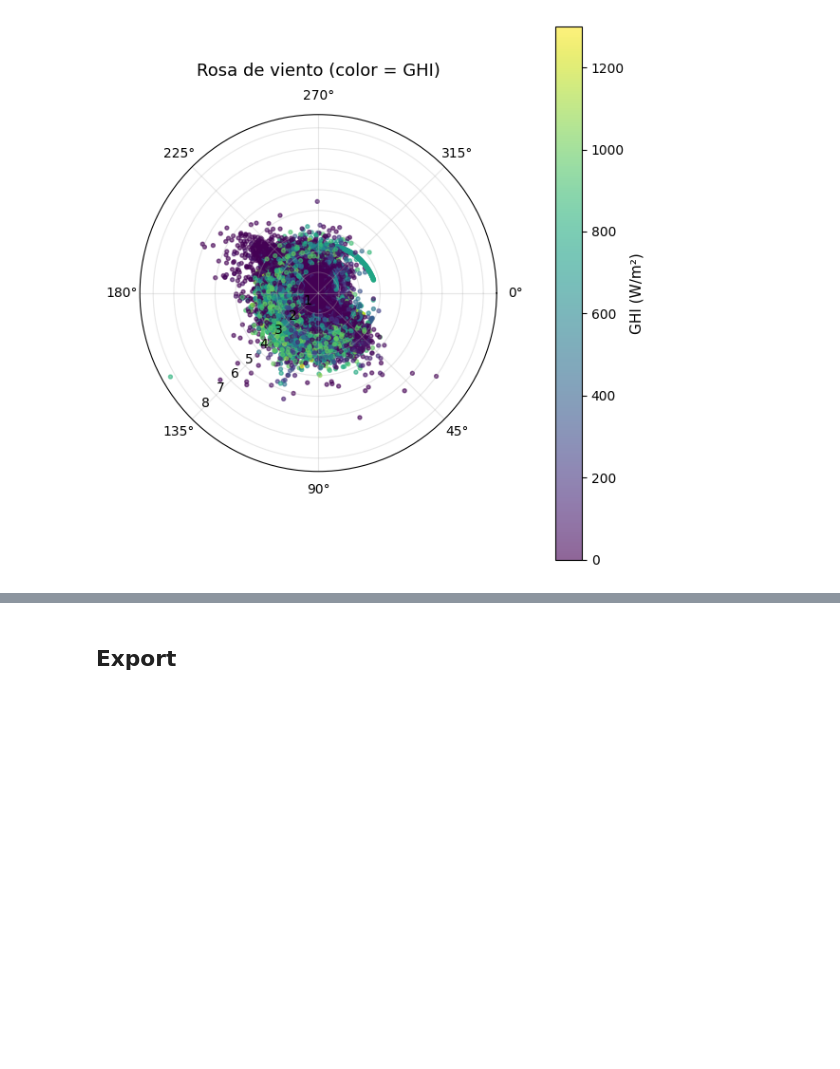
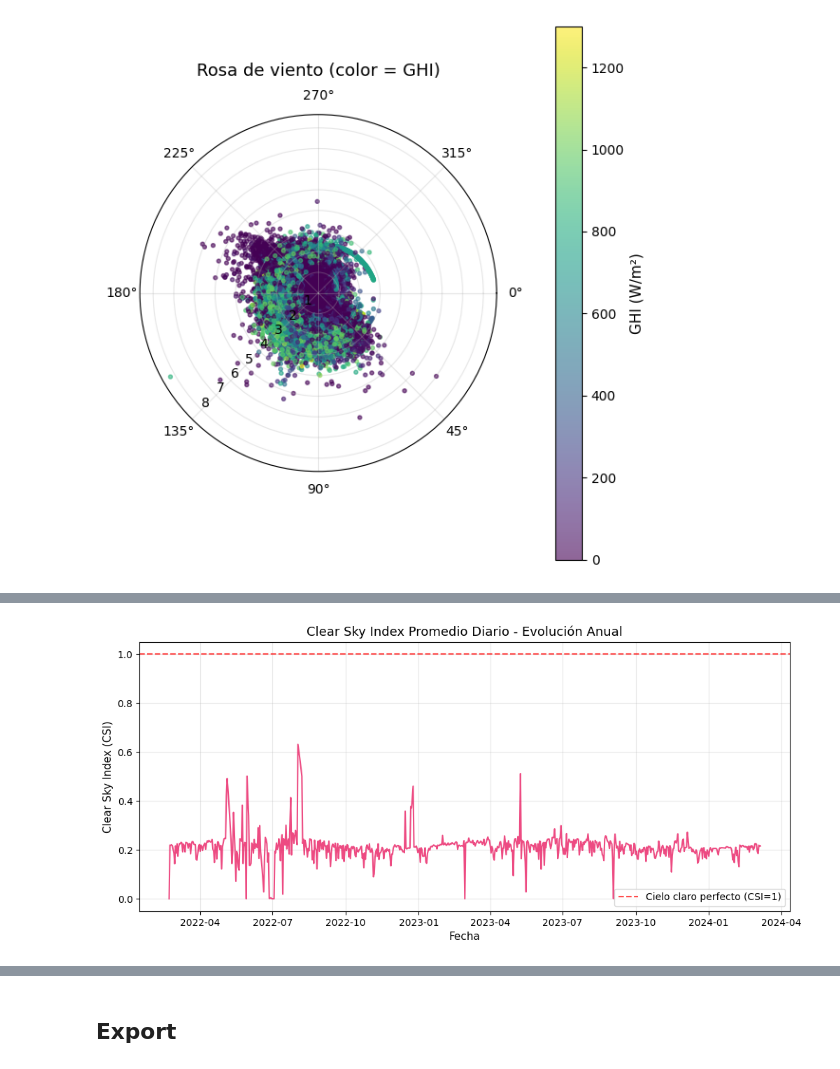
Before and after one commit to EstebanLN/solar-forecasting-colombia, a Jupyter notebook: notebooks/02_DataCleaning_FeatureEngineering.ipynb, the cells around one changed output, grey strips where cells are left out. Saved outputs shown, nothing was run; the diff lists cells and outputs as text; code cells hidden in the pictures; blank space fills up the shorter version.

```diff
--- a/notebooks/02_DataCleaning_FeatureEngineering.ipynb
+++ b/notebooks/02_DataCleaning_FeatureEngineering.ipynb
@@ -291,0 +361,16 @@ plt.show()
+# %%
+# Promedio diario de CSI
+csi_diario = base['CSI_advanced'].resample('D').mean()
+
+fig, ax = plt.subplots(figsize=(12, 5))
+ax.plot(csi_diario.index, csi_diario, color='#E91E63', linewidth=1.5, alpha=0.8)
+ax.axhline(y=1.0, color='red', linestyle='--', alpha=0.7, label='Cielo claro perfecto (CSI=1)')
+ax.set_ylabel('Clear Sky Index (CSI)')
+ax.set_xlabel('Fecha')
+ax.set_title('Clear Sky Index Promedio Diario - Evolución Anual')
+ax.legend()
+ax.grid(True, alpha=0.3)
+#plt.savefig(FIG_DIR / "csi_annual_evolution.png", dpi=300, bbox_inches='tight')
+plt.show()
+# %% [output]
+[figure, added]
```
Also changed, not shown: parts of 18 cells of this notebook, 2 other files.
